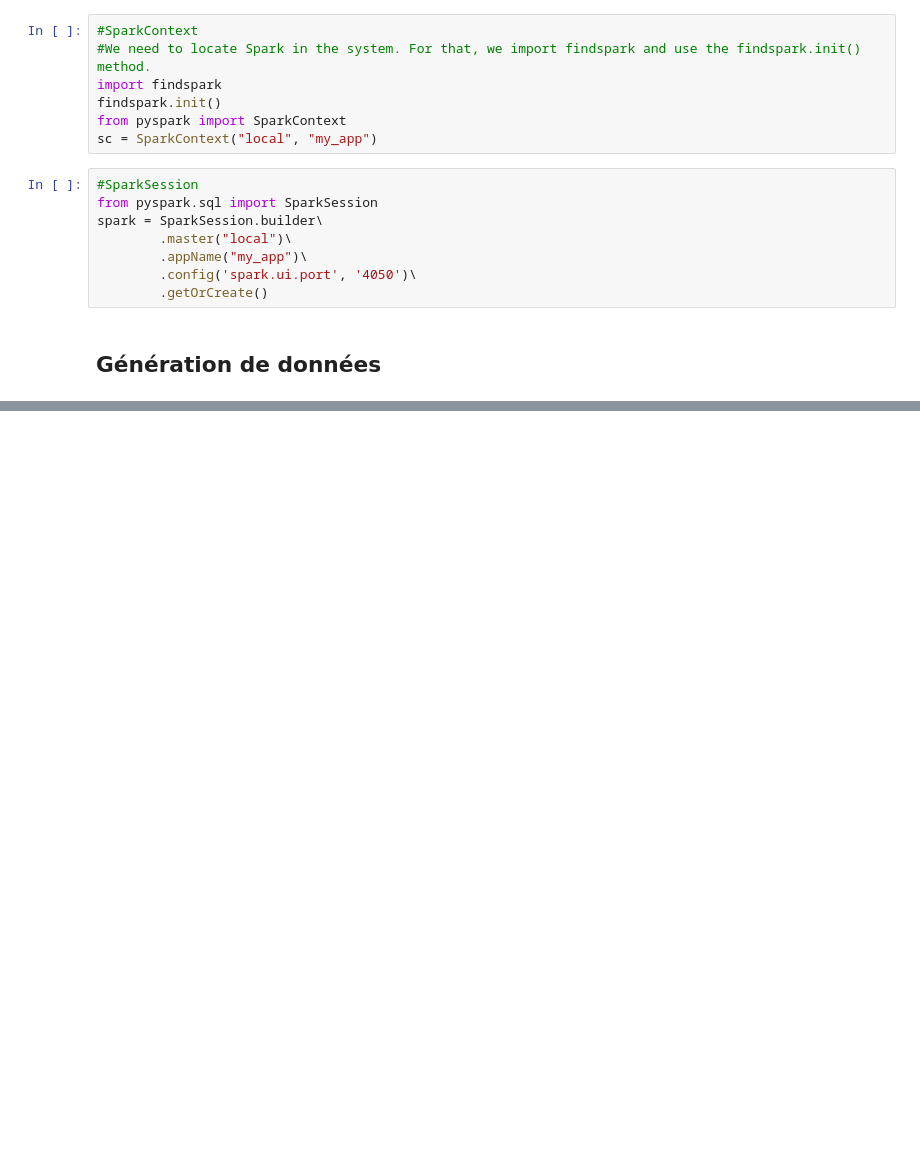
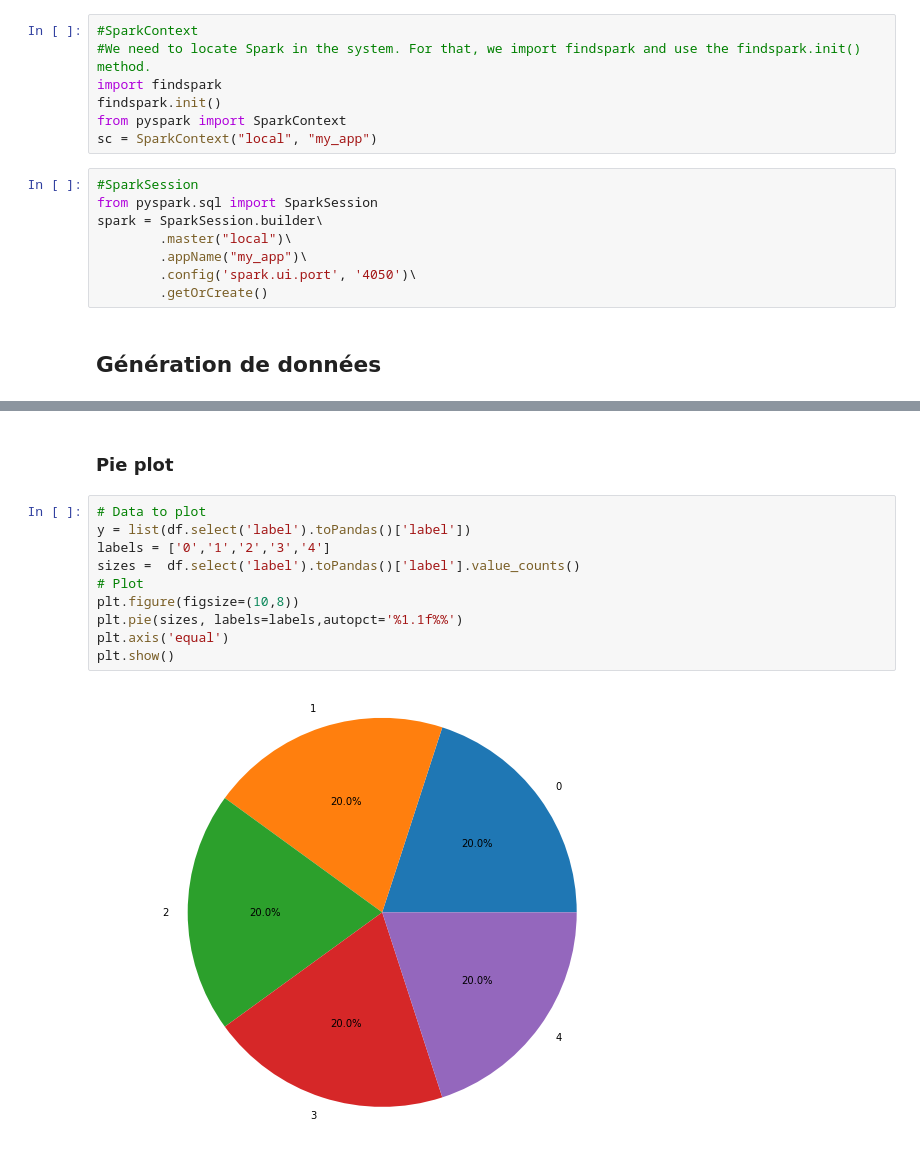
Before and after one commit to Erifai/Bigdata_apache_spark, a Jupyter notebook: Projet_big_data.ipynb, the cells around one changed output, grey strips where cells are left out. Drawn from its saved outputs; the diff is of its cells as text; blank space fills up the shorter version.

```diff
--- a/Projet_big_data.ipynb
+++ b/Projet_big_data.ipynb
@@ -83,0 +196,14 @@ dff = rdd.toDF()
+# %% [markdown]
+### Pie plot
+# %%
+# Data to plot
+y = list(df.select('label').toPandas()['label'])
+labels = ['0','1','2','3','4']
+sizes =  df.select('label').toPandas()['label'].value_counts()
+# Plot
+plt.figure(figsize=(10,8))
+plt.pie(sizes, labels=labels,autopct='%1.1f%%')
+plt.axis('equal')
+plt.show()
+# %% [output]
+[figure, added]
```
Also changed, not shown: parts of 15 cells of this notebook.
